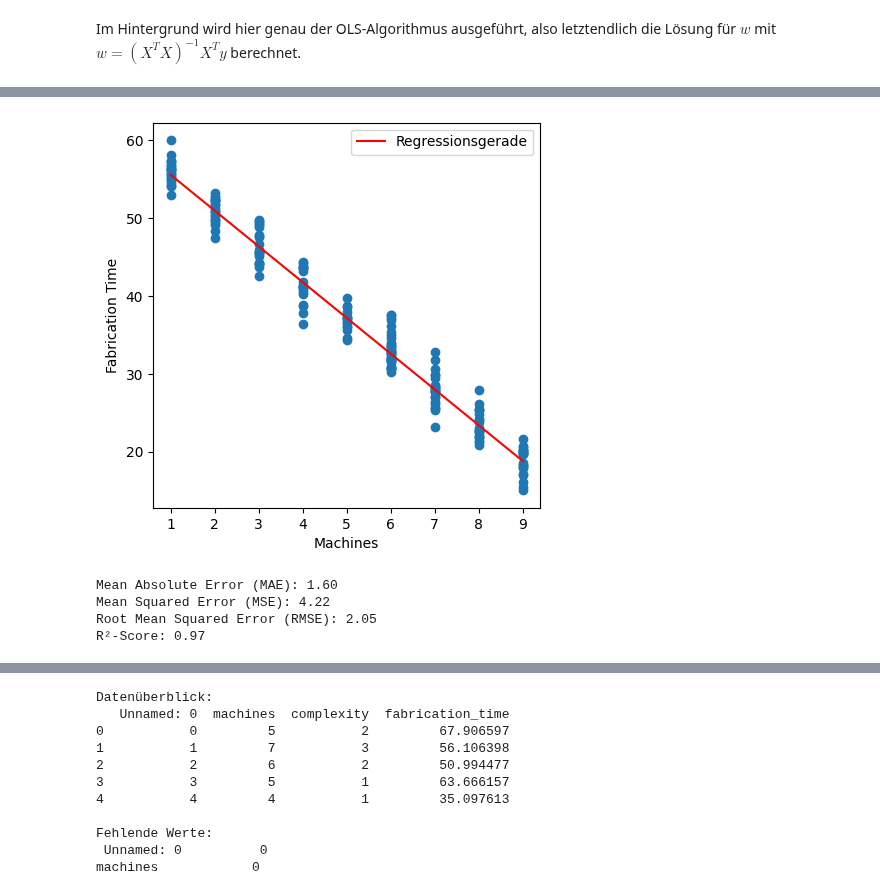
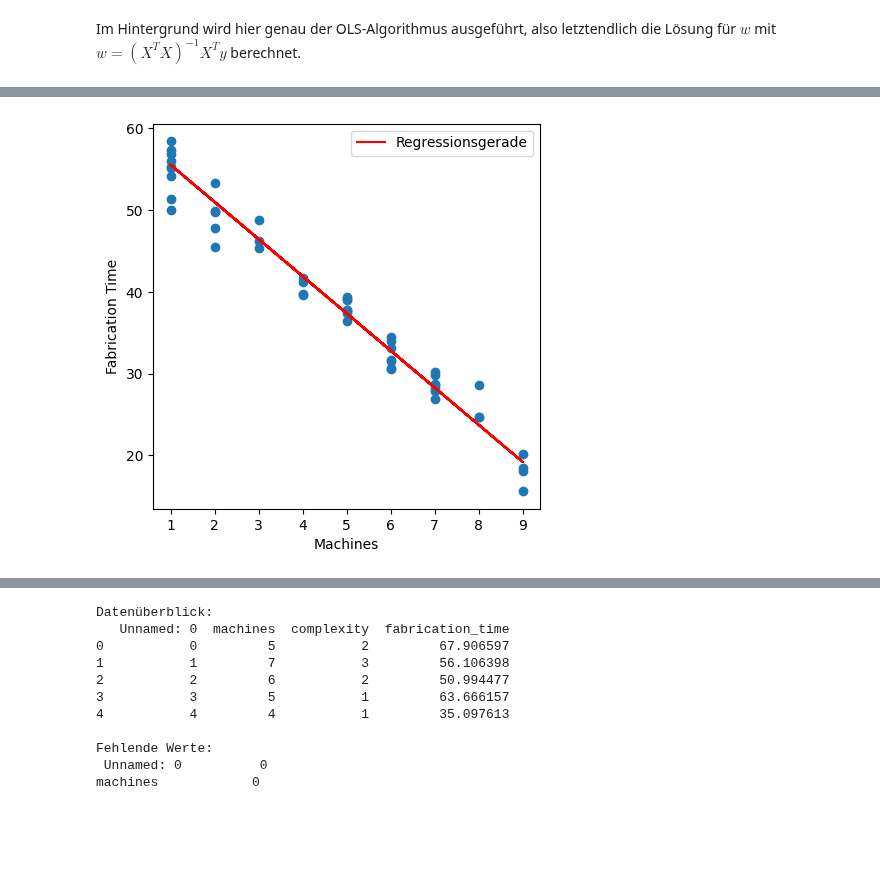
Before and after one commit to wolfromanlist/MLForEngineers, a Jupyter notebook: Notebooks/3-Supervised Learning.ipynb, the cells around one changed output, grey strips where cells are left out. Cells and saved outputs as stored; diff of their text form; code cells hidden in the pictures; blank space fills up the shorter version.

```diff
--- a/Notebooks/3-Supervised Learning.ipynb
+++ b/Notebooks/3-Supervised Learning.ipynb
@@ -342,35 +349,19 @@ Im Hintergrund wird hier genau der OLS-Algorithmus ausgeführt, also letztendlic
 # %%
 fig, ax = plt.subplots(figsize=(5,5))
-x = np.arange(1,10).reshape(-1,1)
-x_scaled = scaler.transform(x)
-y_pred_line = model.predict(x_scaled)
-ax.plot(x, y_pred_line, color = 'red', label='Regressionsgerade')
-ax.scatter(X, y)
+
+### Prediction mit den Test-Daten erzeugen
+x_scaled = X_test
+y_pred = model.predict(X_test)
+
+### Rücktransformation von x_scaled, um zu normalen Einheiten zurückzukehren
+x_normal = scaler.inverse_transform(x_scaled)
+
+### Plotten
+ax.plot(x_normal, y_pred, color = 'red', label='Regressionsgerade')
+ax.scatter(x_normal, y_test)
 plt.xlabel('Machines')
 plt.ylabel('Fabrication Time')
 plt.legend()
 plt.show()
 # %% [output]
-[figure, old version]
+[figure, new version]
-# %%
-from sklearn.metrics import mean_absolute_error, mean_squared_error, r2_score
-
-# Vorhersagen auf den standardisierten Testdaten
-y_pred = model.predict(X_test)
-
-# Berechnung der Metriken auf der Originalskala
-mae = mean_absolute_error(y_test, y_pred)
-mse = mean_squared_error(y_test, y_pred)
-rmse = np.sqrt(mse)
-r2 = r2_score(y_test, y_pred)
-
-# Ausgabe der Metriken
-print(f"Mean Absolute Error (MAE): {mae:.2f}")
-print(f"Mean Squared Error (MSE): {mse:.2f}")
-print(f"Root Mean Squared Error (RMSE): {rmse:.2f}")
-print(f"R²-Score: {r2:.2f}")
-# %% [output]
-Mean Absolute Error (MAE): 1.60
-Mean Squared Error (MSE): 4.22
-Root Mean Squared Error (RMSE): 2.05
-R²-Score: 0.97
```
Also changed, not shown: parts of 26 cells of this notebook, 1 other file.
